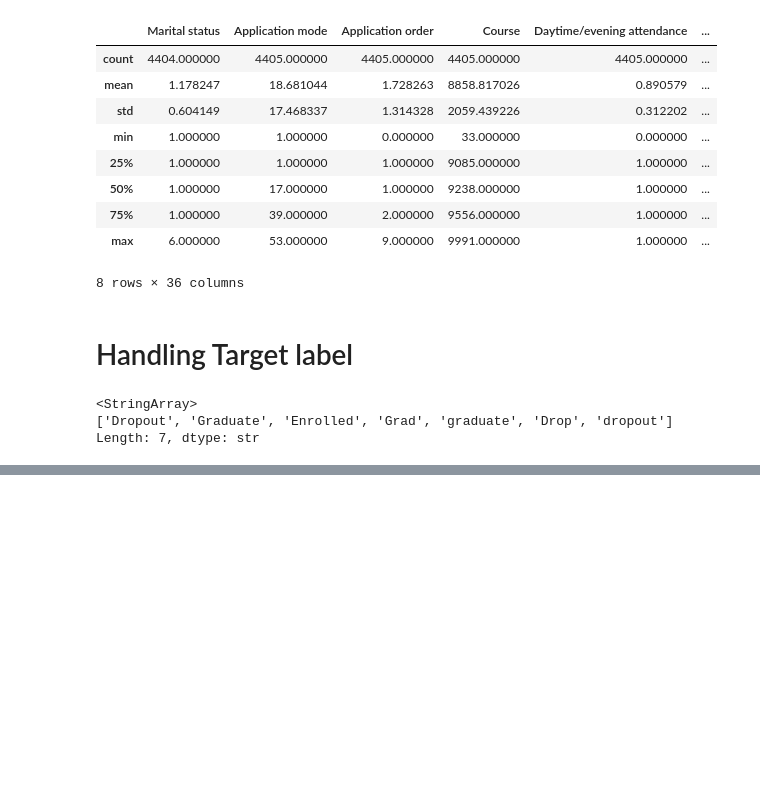
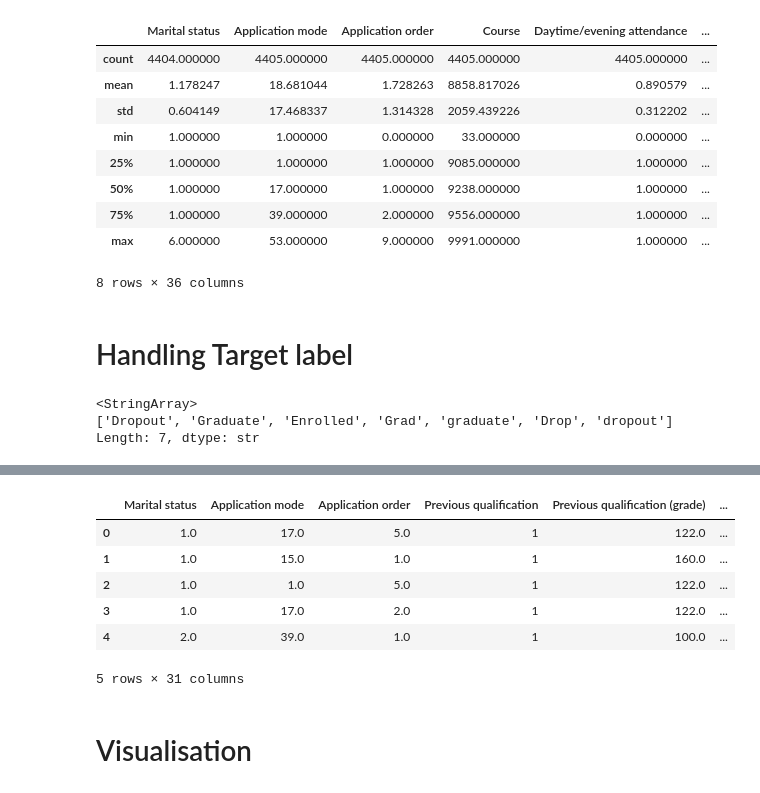
Before and after one commit to sba25078/HDipData_CA1-assignment-for-machine-learning-, a Jupyter notebook: ML_HDipData_CA1.ipynb, the cells around one changed output, grey strips where cells are left out. Saved outputs shown, nothing was run; the diff lists cells and outputs as text; code cells hidden in the pictures; blank space fills up the shorter version.

```diff
--- a/ML_HDipData_CA1.ipynb
+++ b/ML_HDipData_CA1.ipynb
@@ -373,0 +438,23 @@ Length: 7, dtype: str
+# %%
+cols_drop = [
+    "Course",
+    "Daytime/evening attendance",
+    "Mother's occupation",
+    "Father's occupation",
+    "Mother's qualification",
+    "Father's qualification"
+]
+
+df = df.drop(columns=cols_drop)
+# %%
+df.head()
+# %% [output]
+|  | Marital status | Application mode | Application order | Previous qualification | Previous qualification (grade) | ... |
+| 0 | 1.0 | 17.0 | 5.0 | 1 | 122.0 | ... |
+| 1 | 1.0 | 15.0 | 1.0 | 1 | 160.0 | ... |
+| 2 | 1.0 | 1.0 | 5.0 | 1 | 122.0 | ... |
+| 3 | 1.0 | 17.0 | 2.0 | 1 | 122.0 | ... |
+| 4 | 2.0 | 39.0 | 1.0 | 1 | 100.0 | ... |
+5 rows × 31 columns
+# %% [markdown]
+# Visualisation
```
Also changed, not shown: parts of 9 cells of this notebook.
